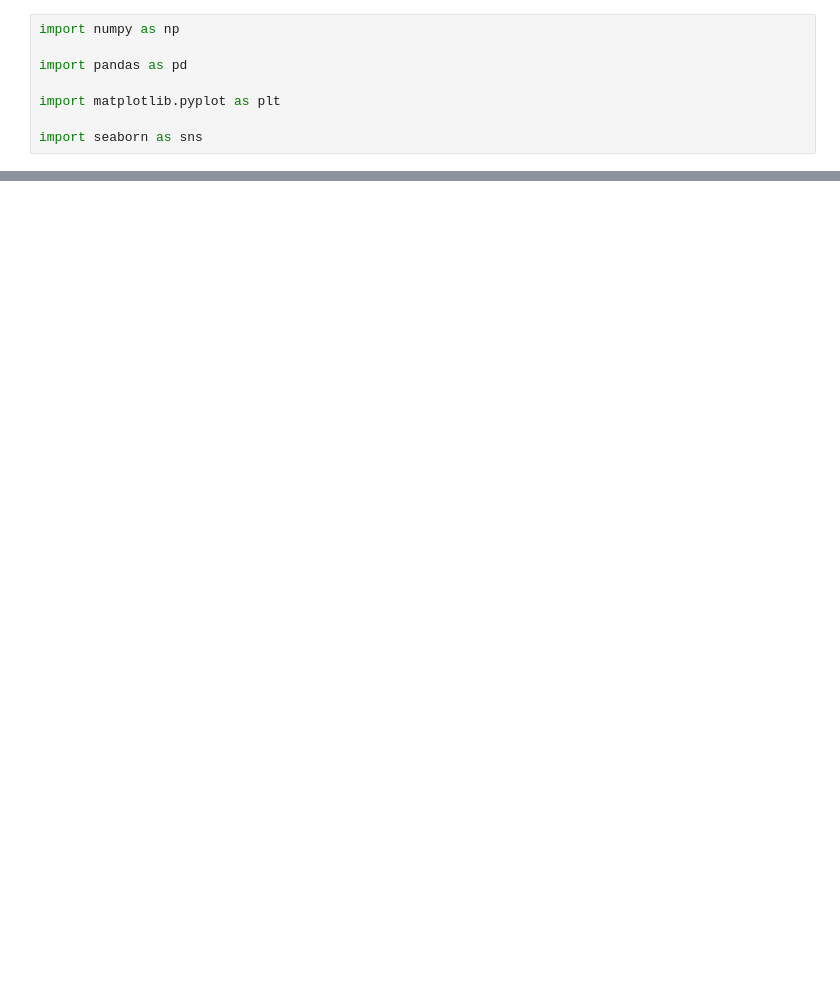
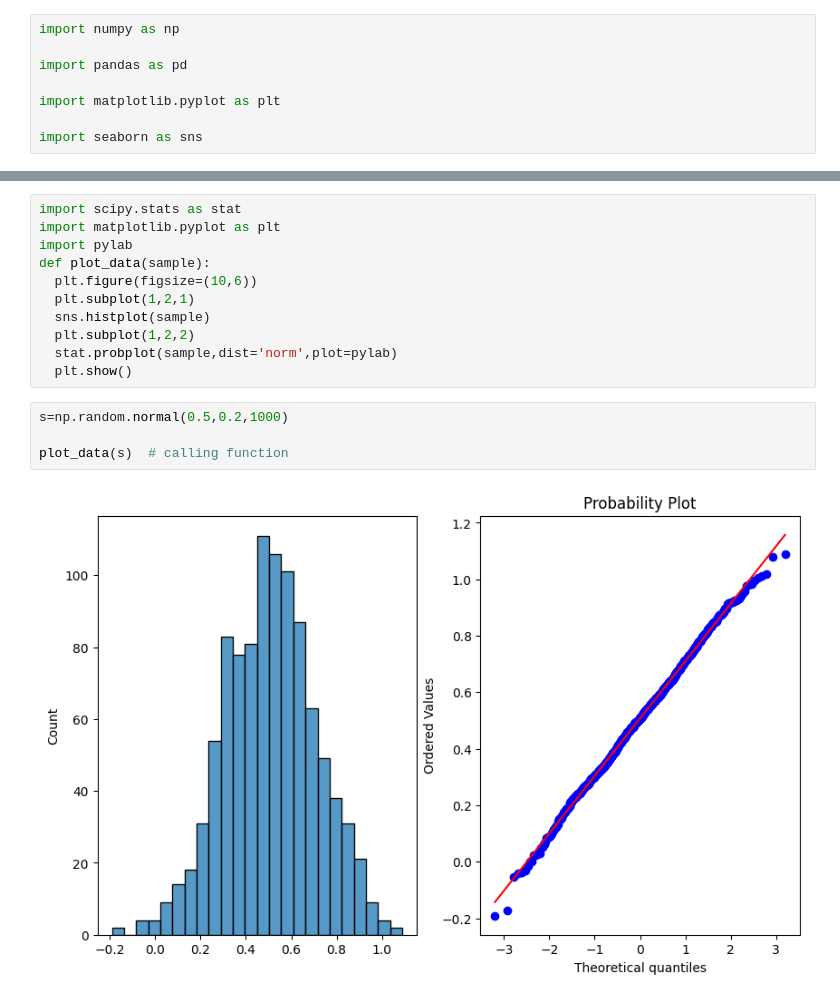
Before and after one commit to revan-desai/pythonbasics, a Jupyter notebook: statistics_02_measure_of_dispersion.ipynb, the cells around one changed output, grey strips where cells are left out. Saved outputs shown, nothing was run; the diff lists cells and outputs as text; blank space fills up the shorter version.

```diff
--- a/statistics_02_measure_of_dispersion.ipynb
+++ b/statistics_02_measure_of_dispersion.ipynb
@@ -34,0 +52,17 @@ print(statistics.mode(ages))
+# %%
+import scipy.stats as stat
+import matplotlib.pyplot as plt
+import pylab
+def plot_data(sample):
+  plt.figure(figsize=(10,6))
+  plt.subplot(1,2,1)
+  sns.histplot(sample)
+  plt.subplot(1,2,2)
+  stat.probplot(sample,dist='norm',plot=pylab)
+  plt.show()
+# %%
+s=np.random.normal(0.5,0.2,1000)
+
+plot_data(s)  # calling function
+# %% [output]
+[figure, added]
```
Also changed, not shown: parts of 5 cells of this notebook.
